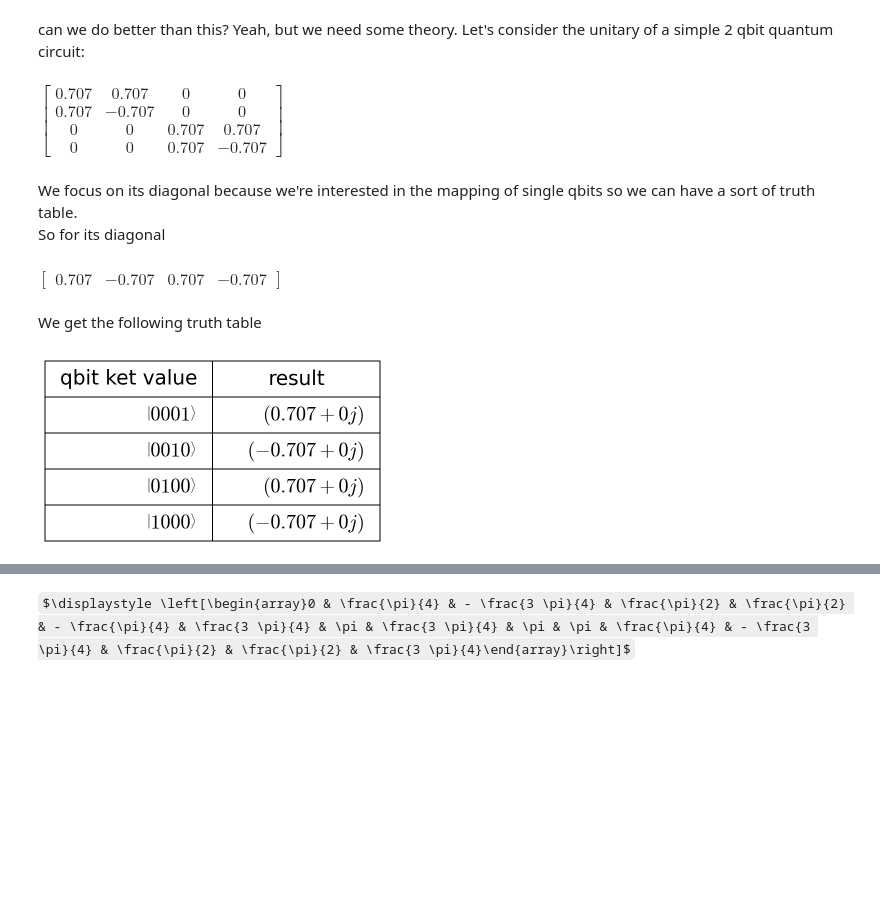
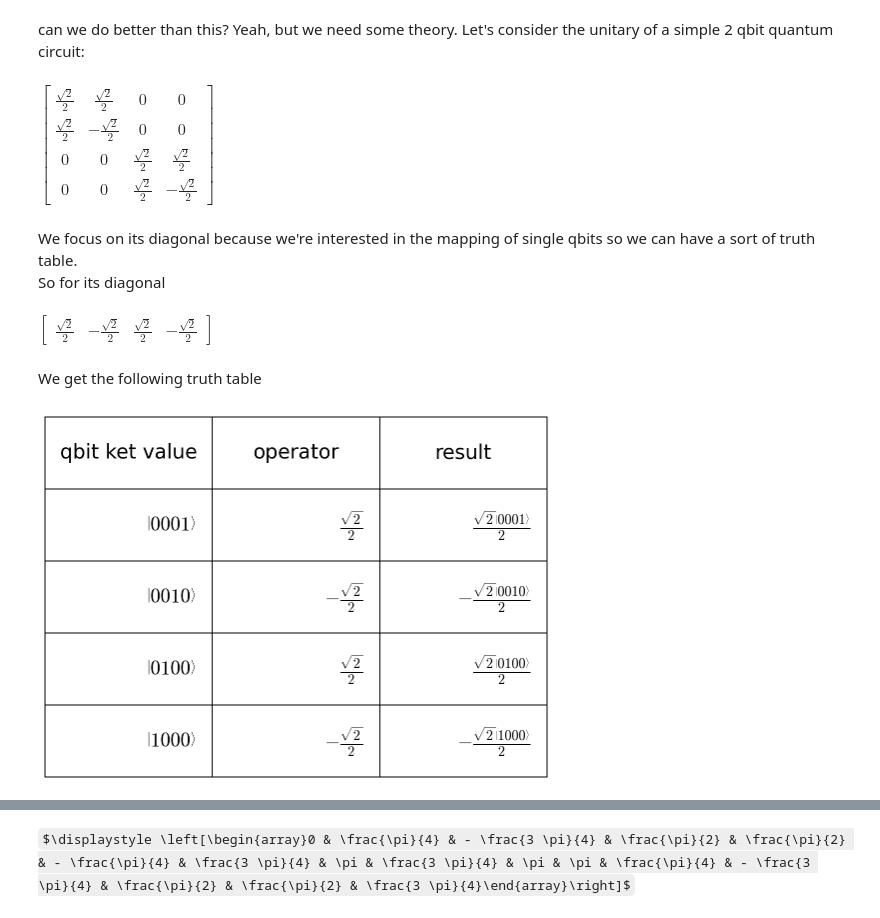
Before and after one commit to jacopomaroli/IBM_may4_challenge_solution, a Jupyter notebook: ex04/Challenge4_CircuitDecomposition.ipynb, the cells around one changed output, grey strips where cells are left out. Cells and saved outputs as stored; diff of their text form; code cells hidden in the pictures; some formulas as TeX source; blank space fills up the shorter version.

Commit message:
improve test circuit matrix rrepresentation

```diff
--- a/ex04/Challenge4_CircuitDecomposition.ipynb
+++ b/ex04/Challenge4_CircuitDecomposition.ipynb
@@ -406,58 +430,46 @@ def get_circtuit_unitary():
     backend = Aer.get_backend('unitary_simulator')
     job = execute(qc, backend)
     result = job.result()
-    circuit_unitary = result.get_unitary(qc, decimals=3)
+    circuit_unitary = result.get_unitary(qc, decimals=12)
     return circuit_unitary
 
-circuit_unitary = get_circtuit_unitary()
-display(sym.Matrix(circuit_unitary))
+test_circuit_unitary_raw = get_circtuit_unitary()
+test_circuit_unitary = vnsimplify(test_circuit_unitary_raw, constants=[sym.sqrt(2)])
+#display(sym.Matrix(test_circuit_unitary_raw))
+display(sym.Matrix(test_circuit_unitary))
 # %% [output]
-$\displaystyle \left[\begin{matrix}0.707 & 0.707 & 0 & 0\\0.707 & -0.707 & 0 & 0\\0 & 0 & 0.707 & 0.707\\0 & 0 & 0.707 & -0.707\end{matrix}\right]$
+$\displaystyle \left[\begin{matrix}\frac{\sqrt{2}}{2} & \frac{\sqrt{2}}{2} & 0 & 0\\\frac{\sqrt{2}}{2} & - \frac{\sqrt{2}}{2} & 0 & 0\\0 & 0 & \frac{\sqrt{2}}{2} & \frac{\sqrt{2}}{2}\\0 & 0 & \frac{\sqrt{2}}{2} & - \frac{\sqrt{2}}{2}\end{matrix}\right]$
 # %% [markdown]
 We focus on its diagonal because we're interested in the mapping of single qbits so we can have a sort of truth table.
 So for its diagonal
 # %%
-test_circuit_unitary_diagonal = circuit_unitary.diagonal()
+test_circuit_unitary_diagonal_raw = test_circuit_unitary_raw.diagonal()
+test_circuit_unitary_diagonal = vnsimplify(test_circuit_unitary_diagonal_raw, constants=[sym.sqrt(2)])
 display(sym.Array(test_circuit_unitary_diagonal))
 # %% [output]
-$\displaystyle \left[\begin{matrix}0.707 & -0.707 & 0.707 & -0.707\end{matrix}\right]$
+$\displaystyle \left[\begin{matrix}\frac{\sqrt{2}}{2} & - \frac{\sqrt{2}}{2} & \frac{\sqrt{2}}{2} & - \frac{\sqrt{2}}{2}\end{matrix}\right]$
 # %% [markdown]
 We get the following truth table
-# %%
-def gen_truth_table(data):
-    fig = plt.figure(figsize=(2, 1), linewidth=1)#dpi=200
-    ax = fig.add_subplot(1,1,1)
-    mpl.rcParams['mathtext.fontset'] = 'cm'
-    mpl.rcParams['mathtext.rm'] = 'serif'
-    collabel=("qbit ket value", "result")
-    table = ax.table(cellText=table_data, colLabels=collabel, loc='center')
-    plt.rc('lines', linewidth=3)
-    table.set_fontsize(20)
-    table.scale(3,3)
-    ax.axis('off')
-
-table_data1=[
-    [r"${}$".format(sym.latex(Ket(0, 0, 0, 1))), r'$\frac{5 - \frac{1}{x}}{4}$'],
-    ["unmatched gt", 20],
-    ["total gt", 30],
-    ["mean_precision", 0.6],
-    ["mean_recall", 0.4]
-]
-
-table_data = []
-ketval = 1
-for idx, result in np.ndenumerate(test_circuit_unitary_diagonal):
-    args = [int(x) for x in '{:04b}'.format(ketval)]
-    ket_val = r"${}$".format(sym.latex(Ket(*args)))
-    result_val = r"${}$".format(sym.latex(result))
-    table_data.append([ket_val, result_val])
-    ketval <<= 1
-
-gen_truth_table(table_data)
-
-plt.show()
-
-#display(Math(sym.latex(Ket(1, 2))))
-#display(Math(sym.latex(test_circuit_unitary_diagonal[0])))
-# %% [output]
-[figure, removed]
+# %%
+table_data = []
+
+for idx, operator in enumerate(test_circuit_unitary_diagonal):
+    ketval = 0b1 << idx
+    ket_args = [int(x) for x in '{:04b}'.format(ketval)]
+    ket_val = Ket(*ket_args)
+    ket_val_latex = r"${}$".format(sym.latex(ket_val))
+    operator_latex = r"${}$".format(sym.latex(operator))
+    result_latex = r"${}$".format(sym.latex(operator * ket_val))
+    table_data.append([ket_val_latex, operator_latex, result_latex])
+
+collabel=("qbit ket value", "operator", "result")
+gen_table(table_data, collabel, figsize=(3,6), font_size=20, table_scale=(3,6))
+
+plt.show()
+
+#display(Math(sym.latex(Ket(1, 2))))
+#display(Math(sym.latex(test_circuit_unitary_diagonal[0])))
+#display(sym.Rational(sym.N(test_circuit_unitary_diagonal[0])))
+#display(sym.dsolve(sym.N(test_circuit_unitary_diagonal[0])))
+# %% [output]
+[figure, added]
```
Also changed, not shown: parts of 6 cells of this notebook.
